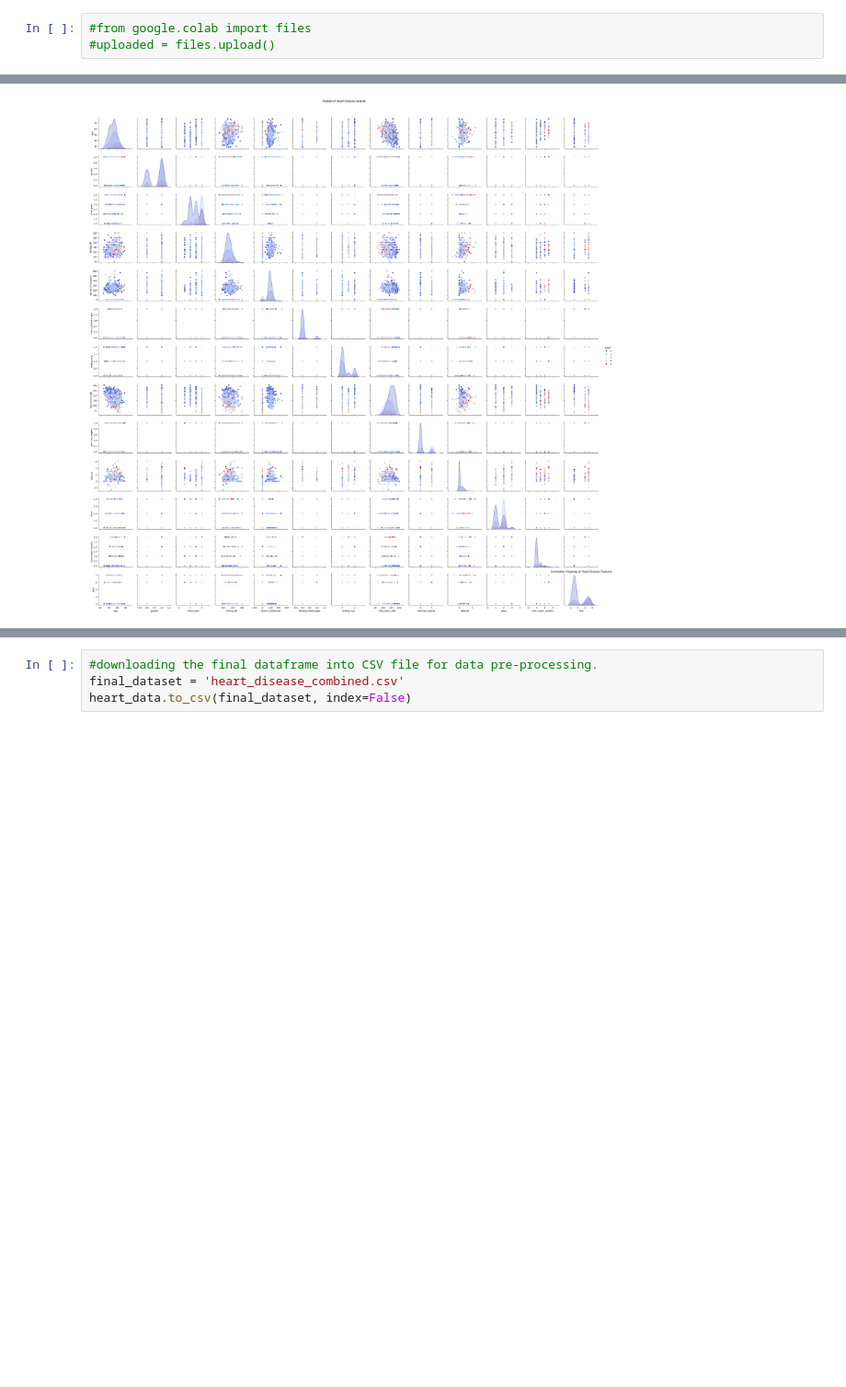
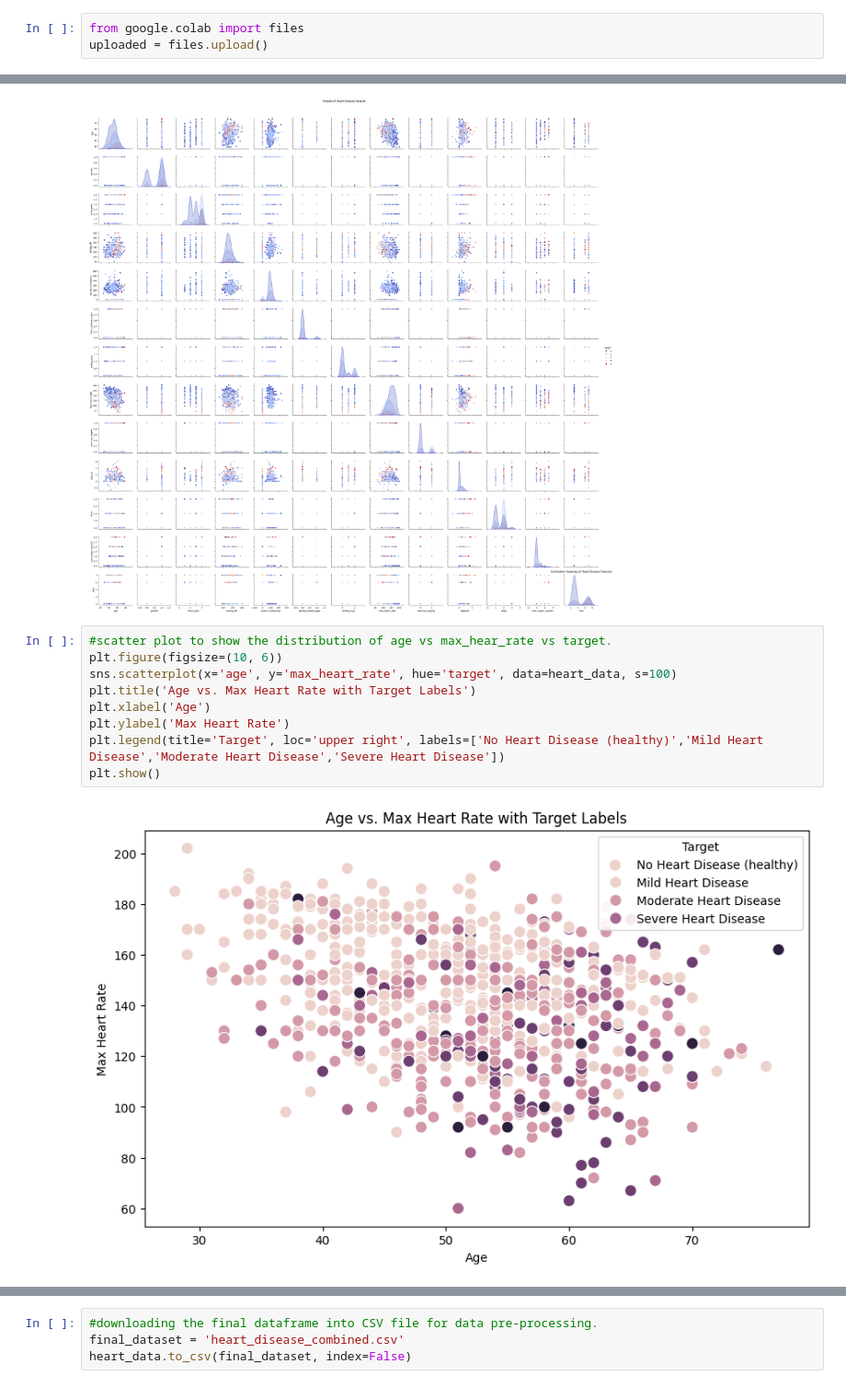
Before and after one commit to bdandu93/EarlyDetectionOfCardioVascularDiseasesUsingMachineLearningAndXAI_Bhargava_Dandu, a Jupyter notebook: notebooks/EarlyDetectionOfHeartDisease_EDA.ipynb, the cells around one changed output, grey strips where cells are left out. Shown at 92% size. Saved outputs shown, nothing was run; the diff lists cells and outputs as text; blank space fills up the shorter version.

Commit message:
additional bi-variate analysis plots.

```diff
--- a/notebooks/EarlyDetectionOfHeartDisease_EDA.ipynb
+++ b/notebooks/EarlyDetectionOfHeartDisease_EDA.ipynb
@@ -1,6 +1,6 @@
 # %%
-#from google.colab import files
-#uploaded = files.upload()
+from google.colab import files
+uploaded = files.upload()
 # %% [output]
 [interactive output not drawn]
 Saving processed.cleveland.data to processed.cleveland.data
@@ -325,3 +325,14 @@ plt.show()
 # %% [output]
 <Figure size 1200x800 with 0 Axes>
 [figure]
+# %%
+#scatter plot to show the distribution of age vs max_hear_rate vs target.
+plt.figure(figsize=(10, 6))
+sns.scatterplot(x='age', y='max_heart_rate', hue='target', data=heart_data, s=100)
+plt.title('Age vs. Max Heart Rate with Target Labels')
+plt.xlabel('Age')
+plt.ylabel('Max Heart Rate')
+plt.legend(title='Target', loc='upper right', labels=['No Heart Disease (healthy)','Mild Heart Disease','Moderate Heart Disease','Severe Heart Disease'])
+plt.show()
+# %% [output]
+[figure, added]
```
Also changed, not shown: parts of 1 cell of this notebook.
